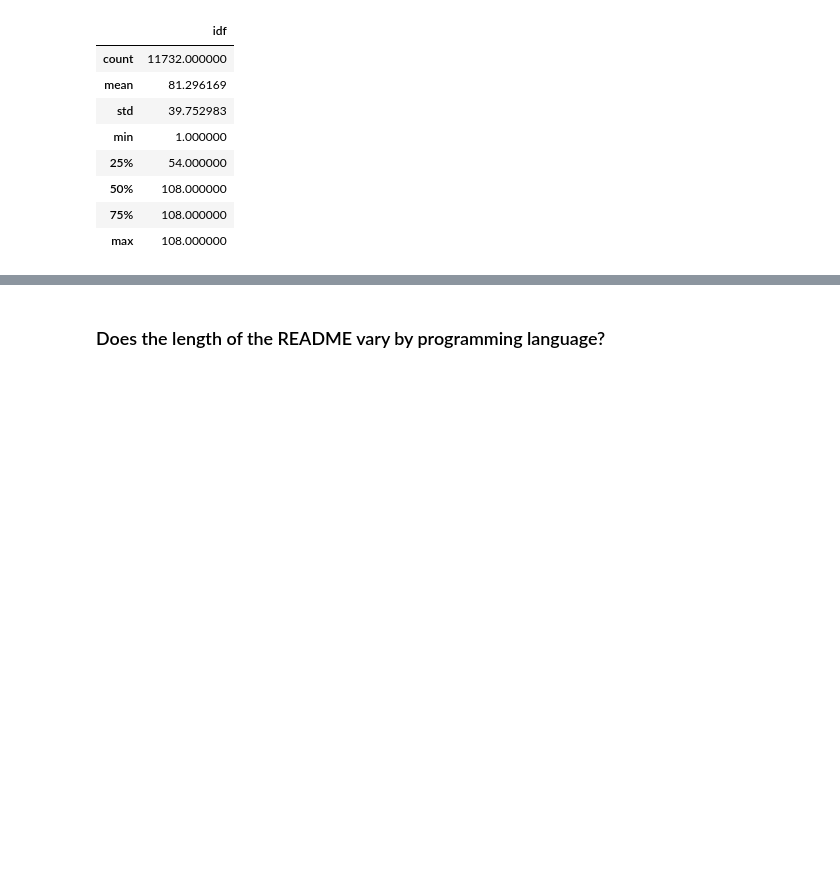
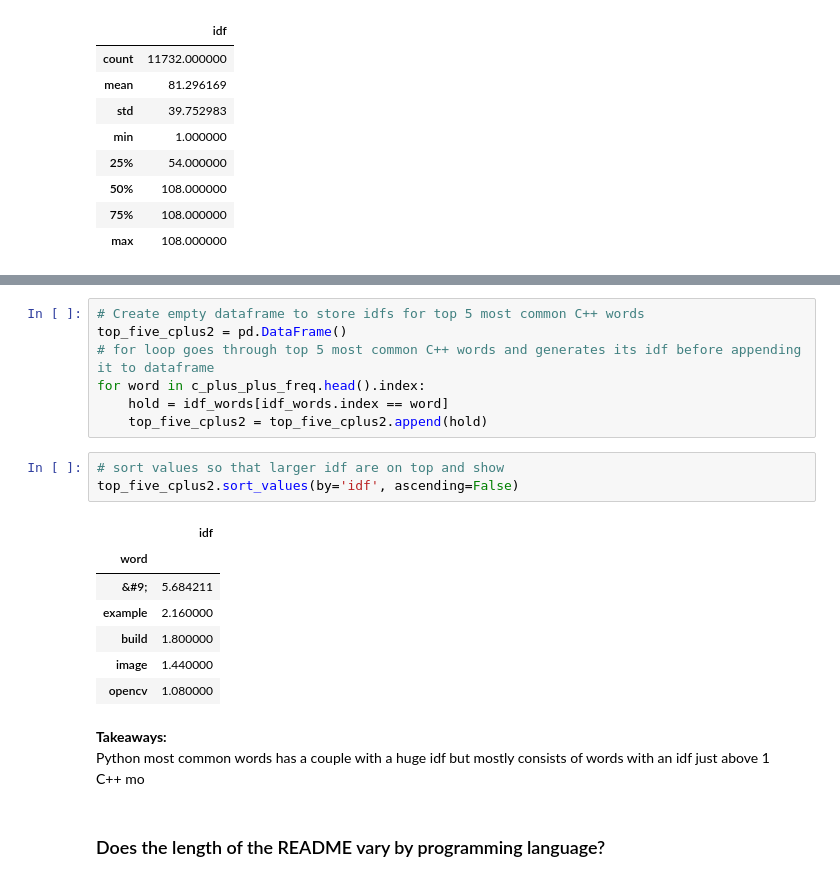
Before and after one commit to Bojado-Mays/OpenCV-NLP-Project, a Jupyter notebook: Final_Report.ipynb, the cells around one changed output, grey strips where cells are left out. Cells and saved outputs as stored; diff of their text form; blank space fills up the shorter version.

```diff
--- a/Final_Report.ipynb
+++ b/Final_Report.ipynb
@@ -556,3 +567,25 @@ top_five_python.sort_values(b)
+# %%
+# Create empty dataframe to store idfs for top 5 most common C++ words
+top_five_cplus2 = pd.DataFrame()
+# for loop goes through top 5 most common C++ words and generates its idf before appending it to dataframe
+for word in c_plus_plus_freq.head().index:
+    hold = idf_words[idf_words.index == word]
+    top_five_cplus2 = top_five_cplus2.append(hold)
+# %%
+# sort values so that larger idf are on top and show
+top_five_cplus2.sort_values(by='idf', ascending=False)
+# %% [output]
+|  | idf |
+| word |  |
+| &#9; | 5.684211 |
+| example | 2.160000 |
+| build | 1.800000 |
+| image | 1.440000 |
+| opencv | 1.080000 |
+# %% [markdown]
+**Takeaways:**
+Python most common words has a couple with a huge idf but mostly consists of words with an idf just above 1
+C++ mo
 # %% [markdown]
 ### Does the length of the README vary by programming language?
 # %%
```
Also changed, not shown: parts of 3 cells of this notebook.
